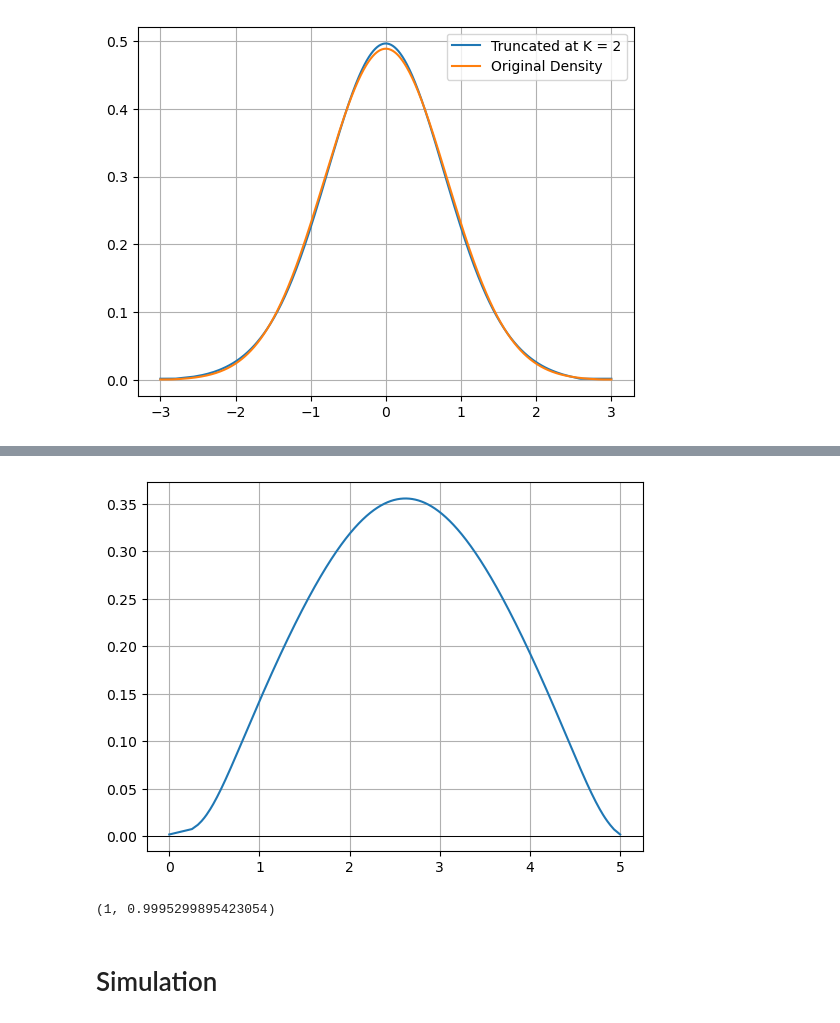
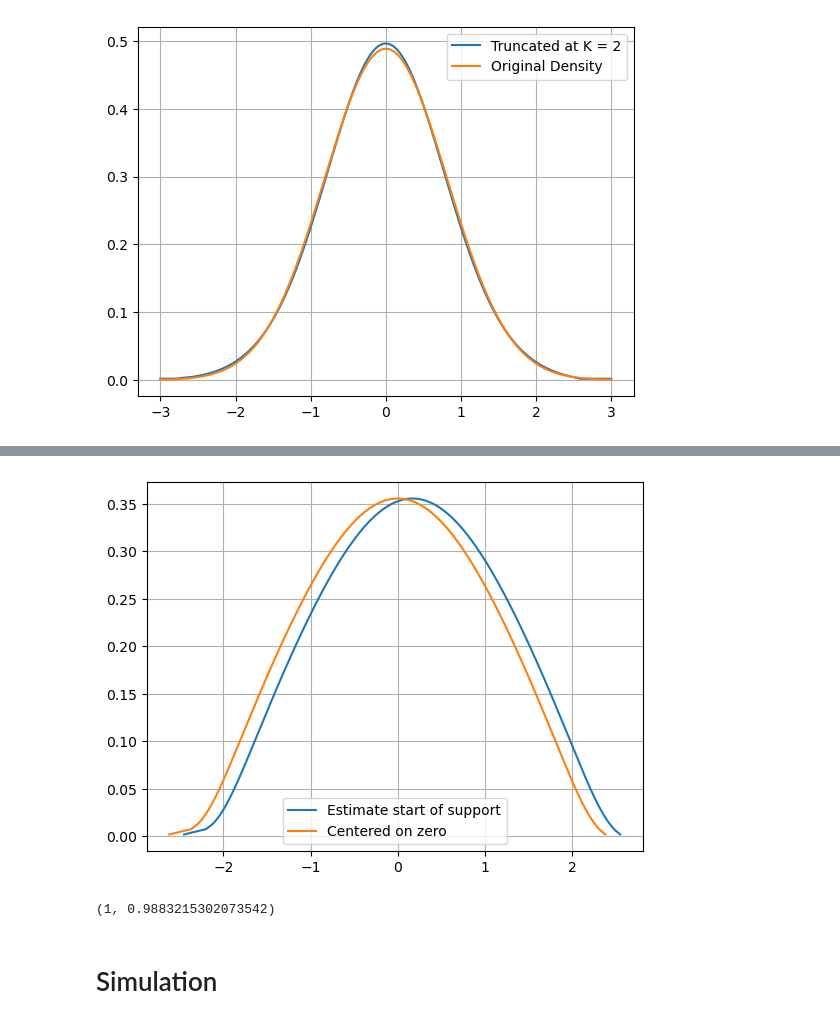
Before and after one commit to mirkimirk/thesis_frechet_fda, a Jupyter notebook: src/frechet_fda/reproduction_petersen2016.ipynb, the cells around one changed output, grey strips where cells are left out. Cells and saved outputs as stored; diff of their text form; code cells hidden in the pictures.

Commit message:
Added more general method for correcting support after computing Fréchet mean, or using qdf_to_pdf.

```diff
--- a/src/frechet_fda/reproduction_petersen2016.ipynb
+++ b/src/frechet_fda/reproduction_petersen2016.ipynb
@@ -149,9 +149,9 @@ variation_modes[0].compare(
 # %%
 # Compute Fréchet mean
-f_mean = frechet_mean(new_pdfs)
-f_mean.plot()
+f_mean = frechet_mean(new_pdfs, False)
+f_mean.compare(frechet_mean(new_pdfs, True), label_self="Estimate start of support", label_other= "Centered on zero")
 # %% [output]
-[figure, old version]
+[figure, new version]
 # %%
 # Compute Fréchet variance
 total_variance = total_frechet_variance(f_mean, new_pdfs)
@@ -167,7 +167,7 @@ optimal_k, fraction_explained, truncated_representations = k_optimal(
 )
 optimal_k, fraction_explained
 # %% [output]
-(1, 0.9995299895423054)
+(1, 0.9883215302073542)
 # %% [markdown]
 # Simulation
 # %%
```
Also changed, not shown: parts of 8 cells of this notebook, 3 other files.
